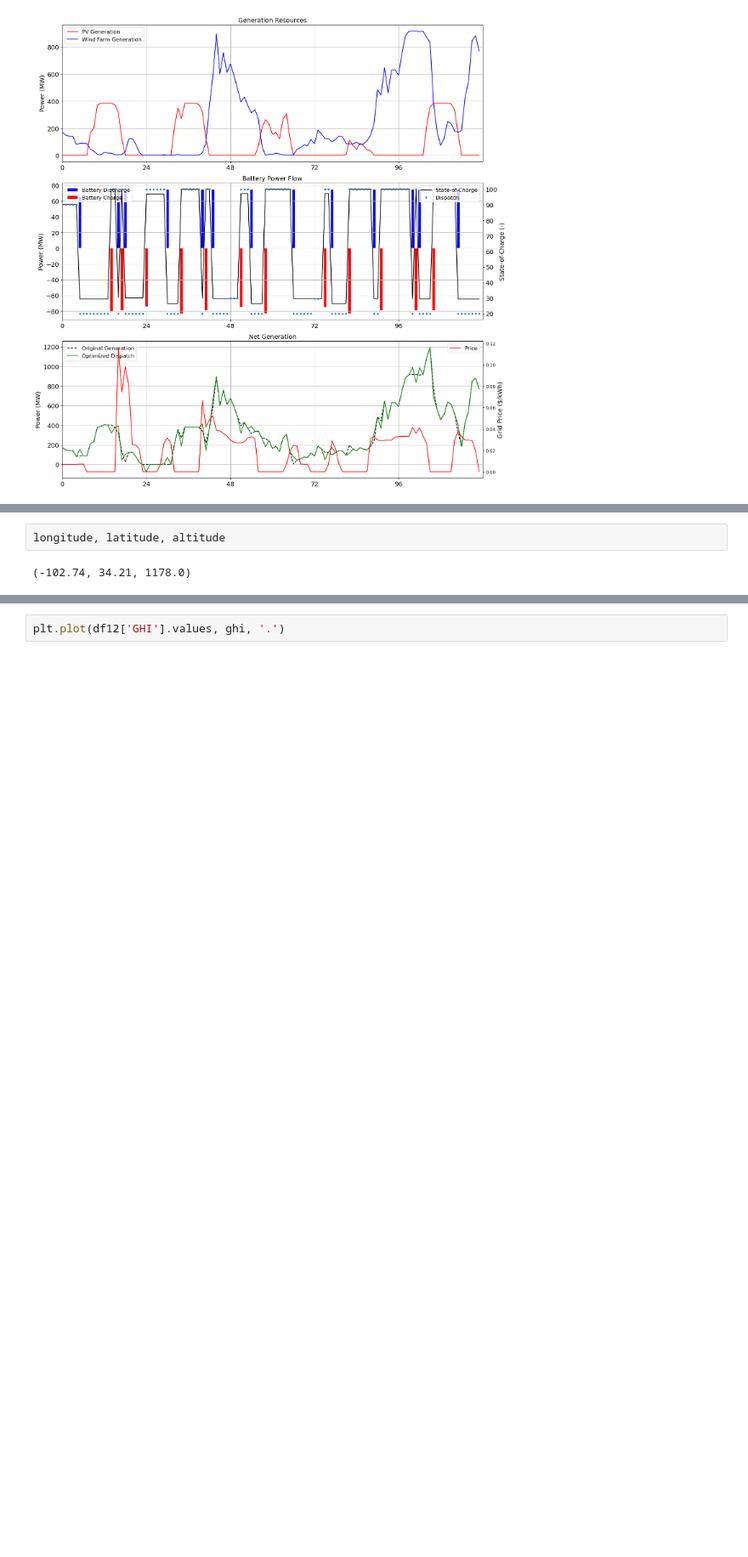
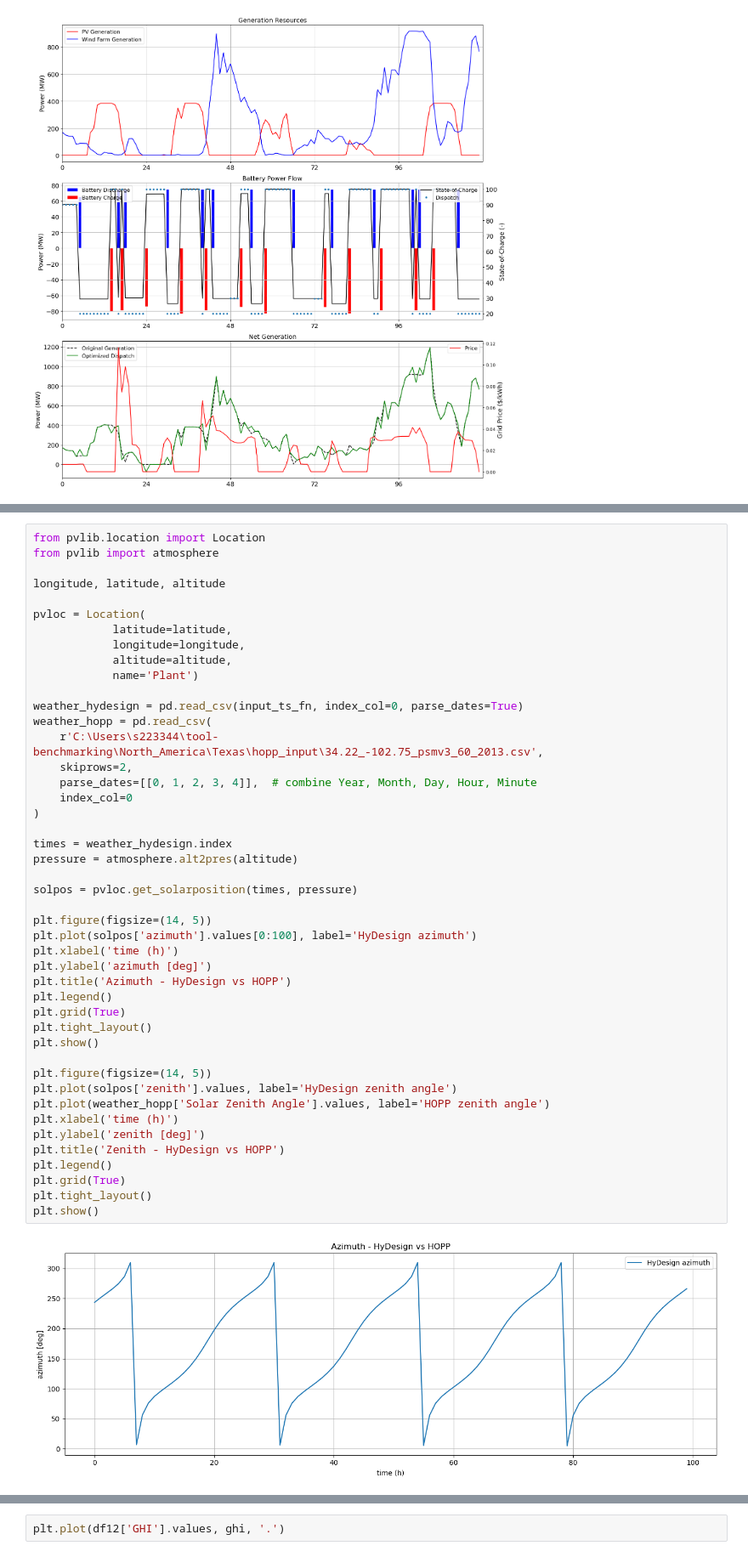
Before and after one commit to IEAWindTask50/tool-benchmarking, a Jupyter notebook: North_America/Texas/texas_case.ipynb, the cells around one changed output, grey strips where cells are left out. Shown at 85% size. Cells and saved outputs as stored; diff of their text form; blank space fills up the shorter version.

```diff
--- a/North_America/Texas/texas_case.ipynb
+++ b/North_America/Texas/texas_case.ipynb
@@ -434,4 +444,47 @@ fig.legend()
 # %%
+from pvlib.location import Location
+from pvlib import atmosphere
+
 longitude, latitude, altitude
+
+pvloc = Location(
+            latitude=latitude,
+            longitude=longitude,
+            altitude=altitude,
+            name='Plant')
+
+weather_hydesign = pd.read_csv(input_ts_fn, index_col=0, parse_dates=True)
+weather_hopp = pd.read_csv(
+    r'C:\Users\s223344\tool-benchmarking\North_America\Texas\hopp_input\34.22_-102.75_psmv3_60_2013.csv',
+    skiprows=2,
+    parse_dates=[[0, 1, 2, 3, 4]],  # combine Year, Month, Day, Hour, Minute
+    index_col=0
+)
+
+times = weather_hydesign.index
+pressure = atmosphere.alt2pres(altitude)
+
+solpos = pvloc.get_solarposition(times, pressure)
+
+plt.figure(figsize=(14, 5))
+plt.plot(solpos['azimuth'].values[0:100], label='HyDesign azimuth')
+plt.xlabel('time (h)')
+plt.ylabel('azimuth [deg]')
+plt.title('Azimuth - HyDesign vs HOPP')
+plt.legend()
+plt.grid(True)
+plt.tight_layout()
+plt.show()
+
+plt.figure(figsize=(14, 5))
+plt.plot(solpos['zenith'].values, label='HyDesign zenith angle')
+plt.plot(weather_hopp['Solar Zenith Angle'].values, label='HOPP zenith angle')
+plt.xlabel('time (h)')
+plt.ylabel('zenith [deg]')
+plt.title('Zenith - HyDesign vs HOPP')
+plt.legend()
+plt.grid(True)
+plt.tight_layout()
+plt.show()
 # %% [output]
-(-102.74, 34.21, 1178.0)
+[figure, added]
```
Also changed, not shown: parts of 15 cells of this notebook, 5 other files.
